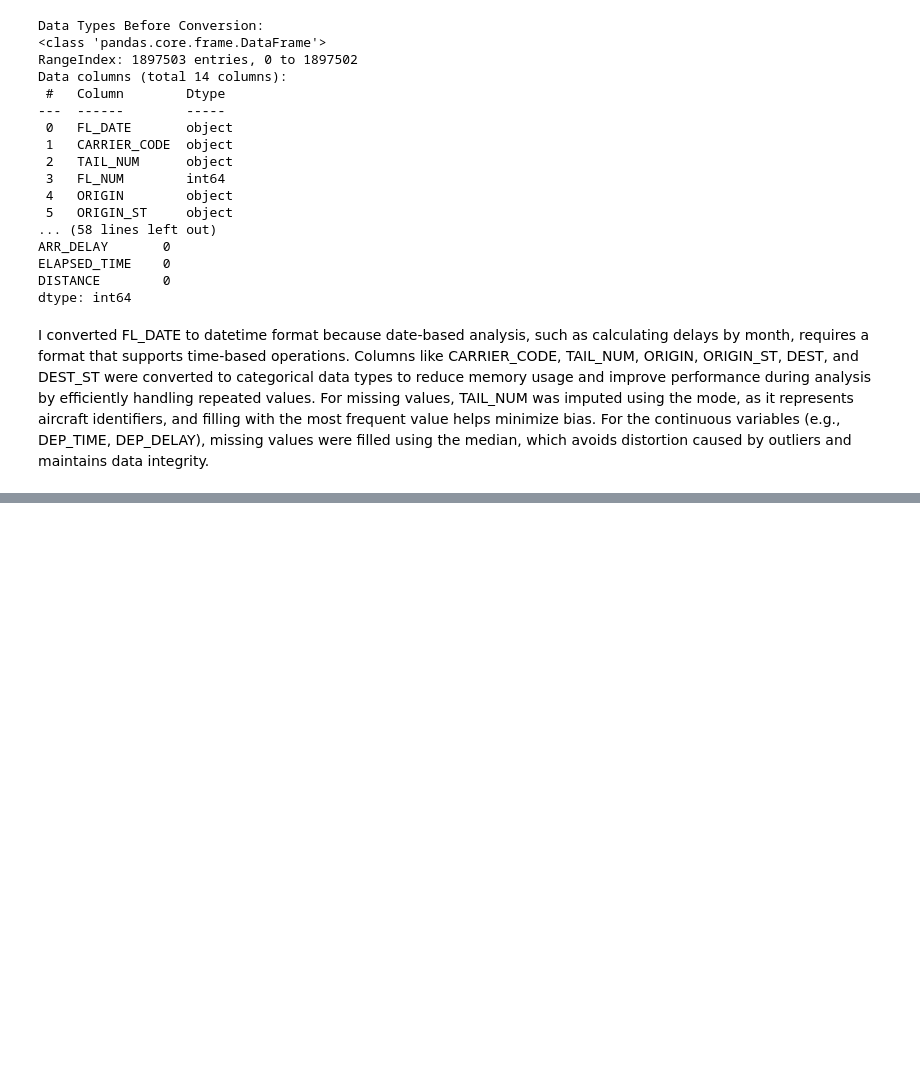
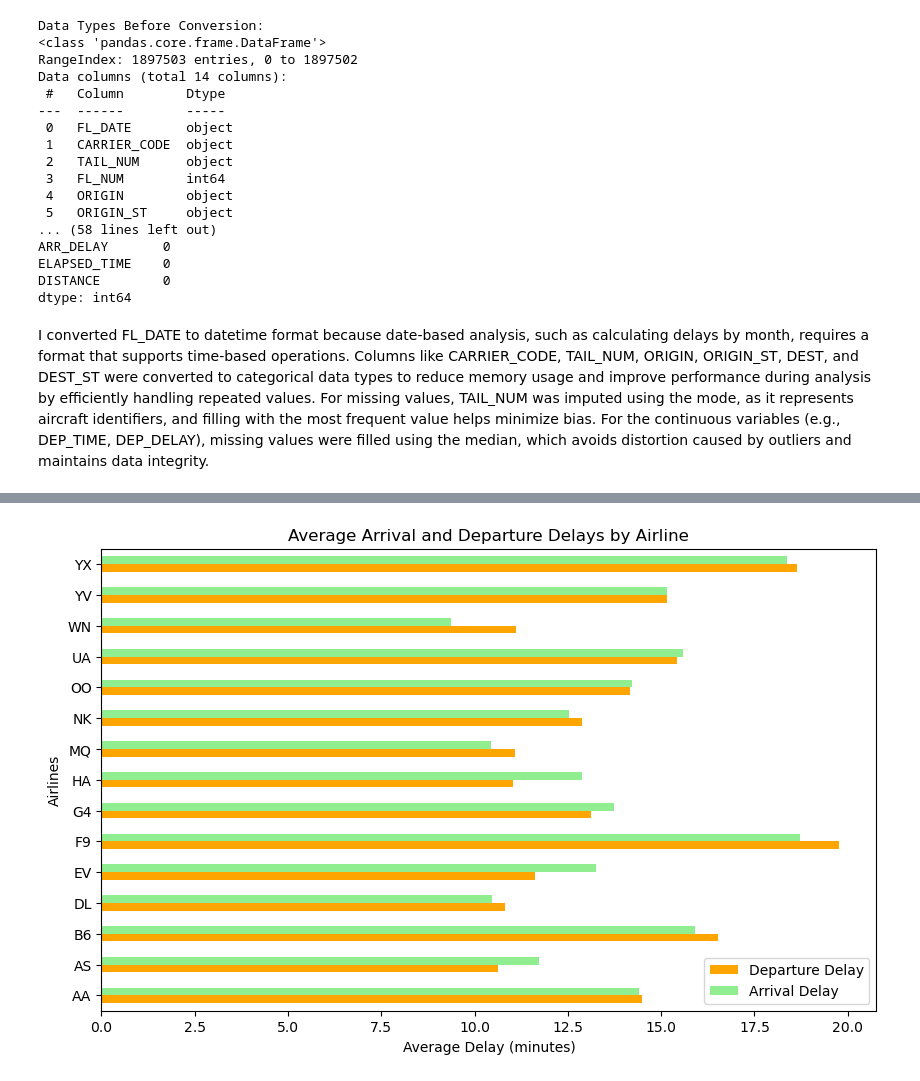
Before and after one commit to narraje/DSPracticum1, a Jupyter notebook: dsGroupProject.ipynb, the cells around one changed output, grey strips where cells are left out. Cells and saved outputs as stored; diff of their text form; code cells hidden in the pictures; blank space fills up the shorter version.

```diff
--- a/dsGroupProject.ipynb
+++ b/dsGroupProject.ipynb
@@ -69,0 +87,13 @@ I converted FL_DATE to datetime format because date-based analysis, such as calc
+# %%
+# Calculate average delays by airline
+average_delays = airline_data.groupby('CARRIER_CODE',observed = True)[['DEP_DELAY', 'ARR_DELAY']].mean()
+
+# A horizontal bar chart
+average_delays.plot(kind='barh', figsize=(10, 6), color=['orange', 'lightgreen'])
+plt.title('Average Arrival and Departure Delays by Airline')
+plt.xlabel('Average Delay (minutes)')
+plt.ylabel('Airlines')
+plt.legend(['Departure Delay', 'Arrival Delay'])
+plt.show()
+# %% [output]
+[figure, added]
```
Also changed, not shown: parts of 5 cells of this notebook.
